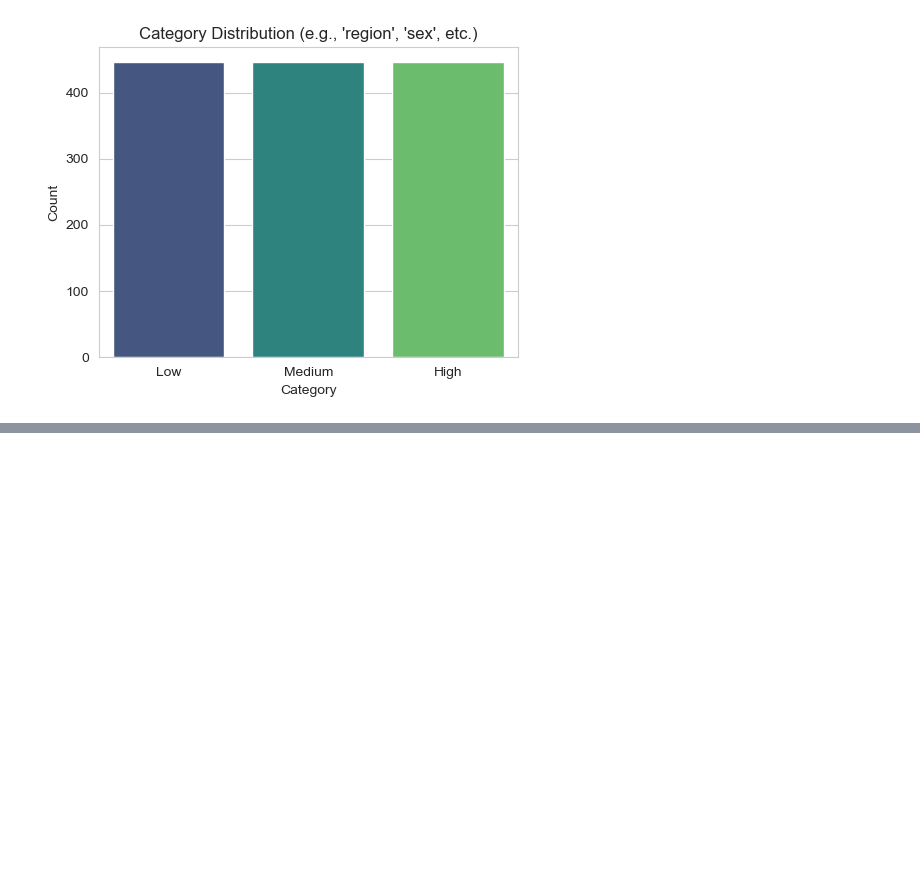
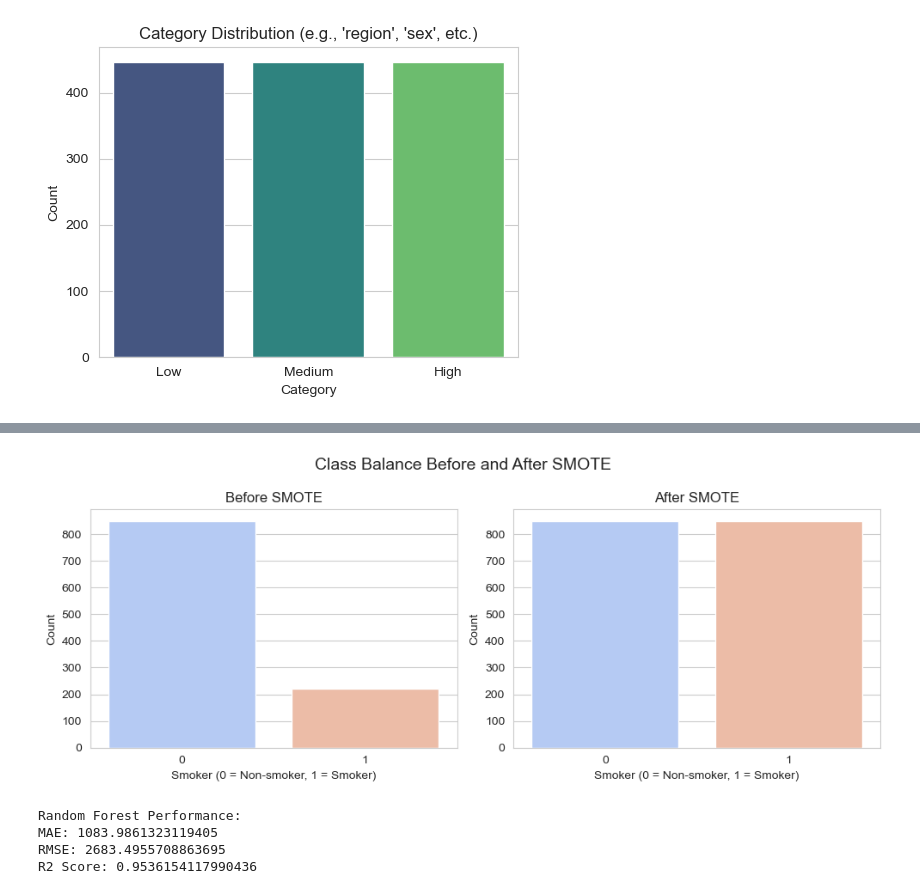
Before and after one commit to CocoTeoh/Medical_insurance_MLAssignment, a Jupyter notebook: Coco Teoh ML assignment.ipynb, the cells around one changed output, grey strips where cells are left out. Drawn from its saved outputs; the diff is of its cells as text; code cells hidden in the pictures; blank space fills up the shorter version.

```diff
--- a/Coco Teoh ML assignment.ipynb
+++ b/Coco Teoh ML assignment.ipynb
@@ -261,0 +374,43 @@ Name: count, dtype: int64
+# %%
+#Visualize imbalance before and after SMOTE
+import matplotlib.pyplot as plt
+import seaborn as sns
+from sklearn.preprocessing import LabelEncoder
+from imblearn.over_sampling import SMOTE
+
+# Step 1: Encode the target variable (smoker)
+le = LabelEncoder()
+y_enc = le.fit_transform(df['smoker'])  # 'no' -> 0, 'yes' -> 1
+
+# Step 2: Prepare features (excluding 'smoker')
+X = df.drop('smoker', axis=1)
+X = pd.get_dummies(X, drop_first=True)
+
+# Step 3: Split into training and test sets
+from sklearn.model_selection import train_test_split
+X_train, X_test, y_train, y_test = train_test_split(X, y_enc, test_size=0.2, random_state=42)
+
+# Step 4: Apply SMOTE to fix imbalance
+sm = SMOTE(random_state=42)
+X_res, y_res = sm.fit_resample(X_train, y_train)
+
+# Step 5: Create side-by-side comparison plots
+fig, axes = plt.subplots(1, 2, figsize=(10, 4))
+
+# Before SMOTE
+sns.countplot(x=y_train, hue=y_train, ax=axes[0], palette='coolwarm', legend=False)
+axes[0].set_title("Before SMOTE")
+axes[0].set_xlabel("Smoker (0 = Non-smoker, 1 = Smoker)")
+axes[0].set_ylabel("Count")
+
+# After SMOTE
+sns.countplot(x=y_res, hue=y_res, ax=axes[1], palette='coolwarm', legend=False)
+axes[1].set_title("After SMOTE")
+axes[1].set_xlabel("Smoker (0 = Non-smoker, 1 = Smoker)")
+axes[1].set_ylabel("Count")
+
+plt.suptitle("Class Balance Before and After SMOTE", fontsize=14)
+plt.tight_layout()
+plt.show()
+# %% [output]
+[figure, added]
@@ -261,0 +426,22 @@ Name: count, dtype: int64
+# %%
+#Random Forest Regressor
+from sklearn.ensemble import RandomForestRegressor
+from sklearn.metrics import mean_absolute_error, root_mean_squared_error, r2_score
+
+# Train the model
+rf = RandomForestRegressor(n_estimators=100, random_state=42)
+rf.fit(X_train, y_train)
+
+# Make predictions
+y_pred_rf = rf.predict(X_test)
+
+# Evaluate performance
+print("Random Forest Performance:")
+print("MAE:", mean_absolute_error(y_test, y_pred_rf))
+print("RMSE:", root_mean_squared_error(y_test, y_pred_rf))
+print("R2 Score:", r2_score(y_test, y_pred_rf))
+# %% [output]
+Random Forest Performance:
+MAE: 1083.9861323119405
+RMSE: 2683.4955708863695
+R2 Score: 0.9536154117990436
```
Also changed, not shown: parts of 4 cells of this notebook.
